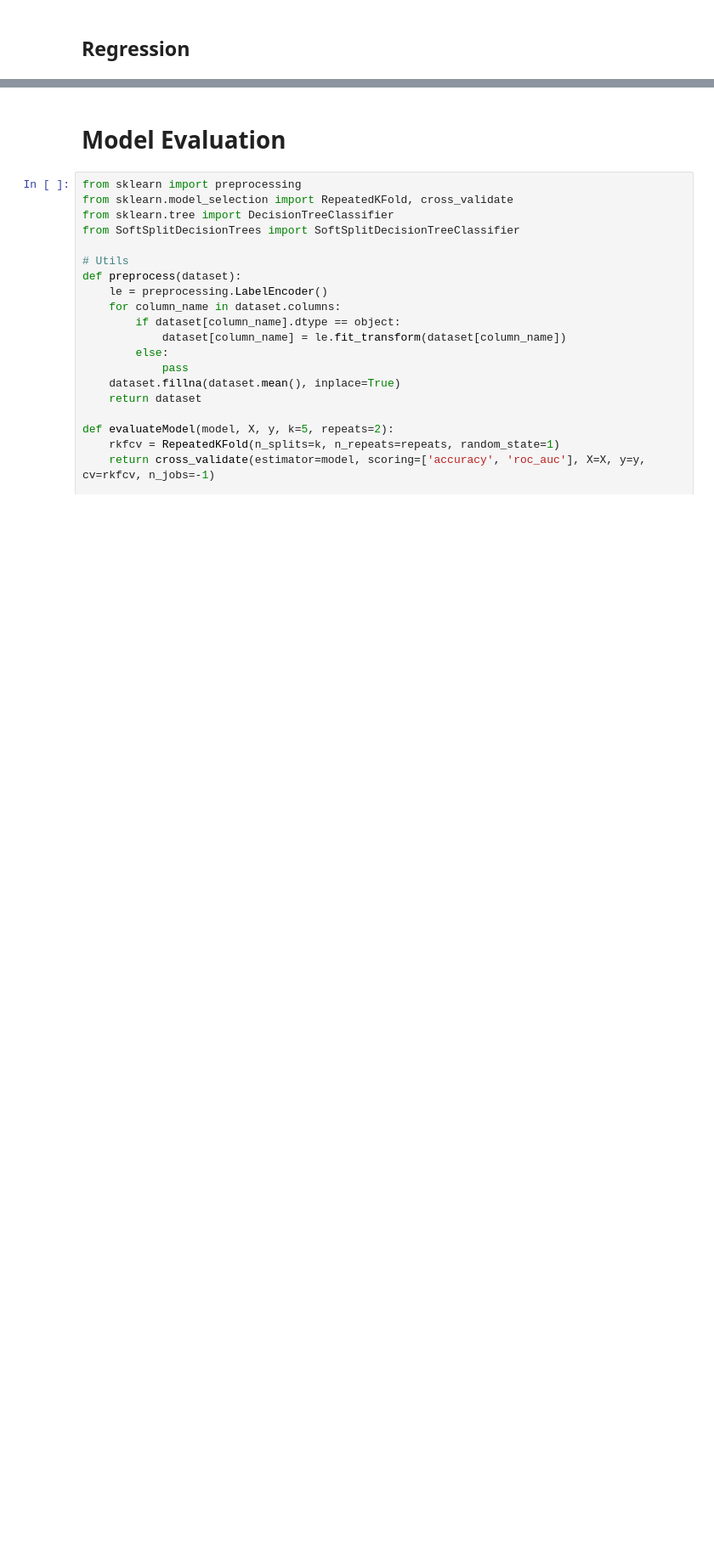
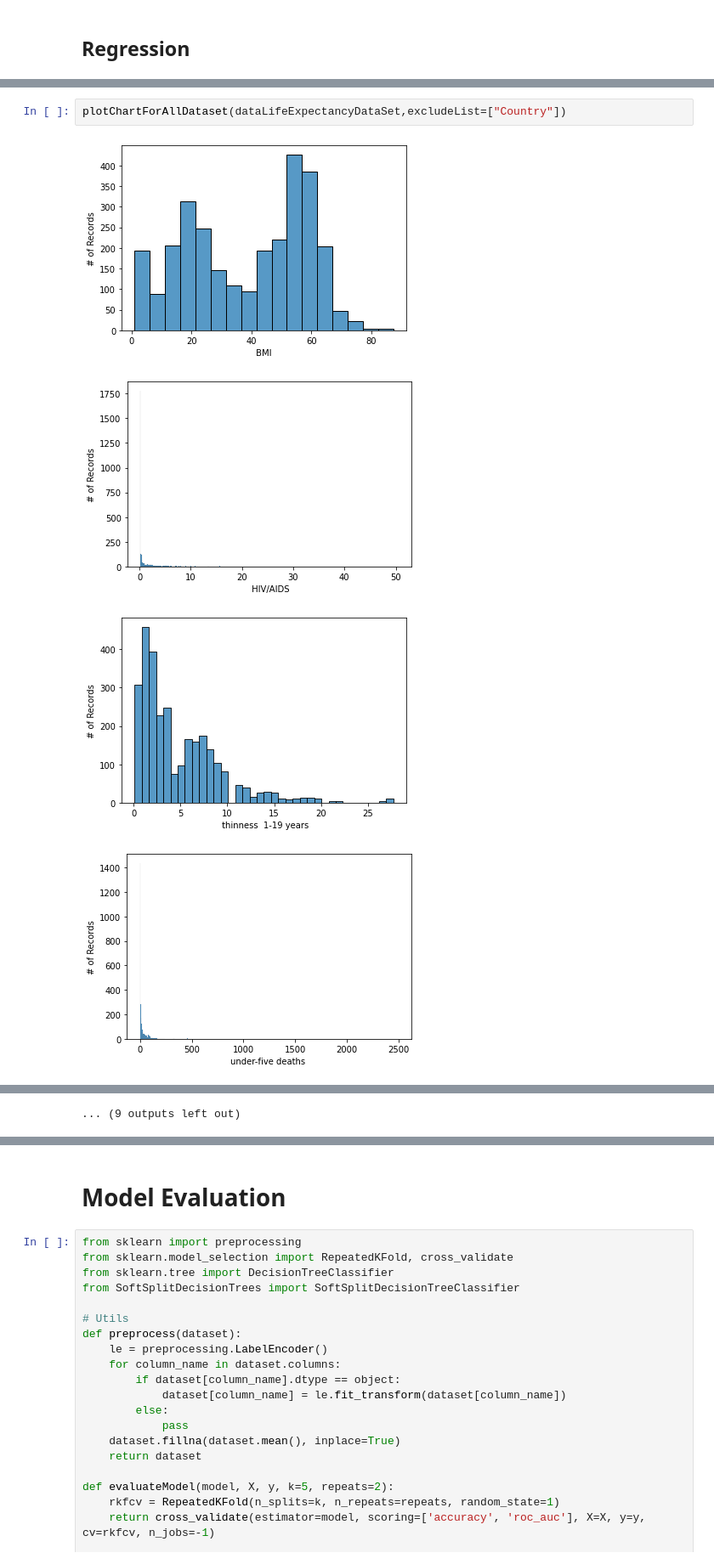
Before and after one commit to Erez123454/MachineLearning_Ass1, a Jupyter notebook: DataAnalysis.ipynb, the cells around one changed output, grey strips where cells are left out. Shown at 85% size. Cells and saved outputs as stored; diff of their text form; blank space fills up the shorter version.

```diff
--- a/DataAnalysis.ipynb
+++ b/DataAnalysis.ipynb
@@ -375,0 +617,7 @@ carSellingPrice = pd.read_csv('datasets\\regression\\Car details v3__selling_pri
+# %%
+plotChartForAllDataset(dataLifeExpectancyDataSet,excludeList=["Country"])
+# %% [output]
+[figure, added]
+[figure, added]
+[figure, added]
+[figure, added]
@@ -375,0 +632 @@ carSellingPrice = pd.read_csv('datasets\\regression\\Car details v3__selling_pri
+... (9 outputs left out)
```
Also changed, not shown: parts of 41 cells of this notebook, 4 other files.
